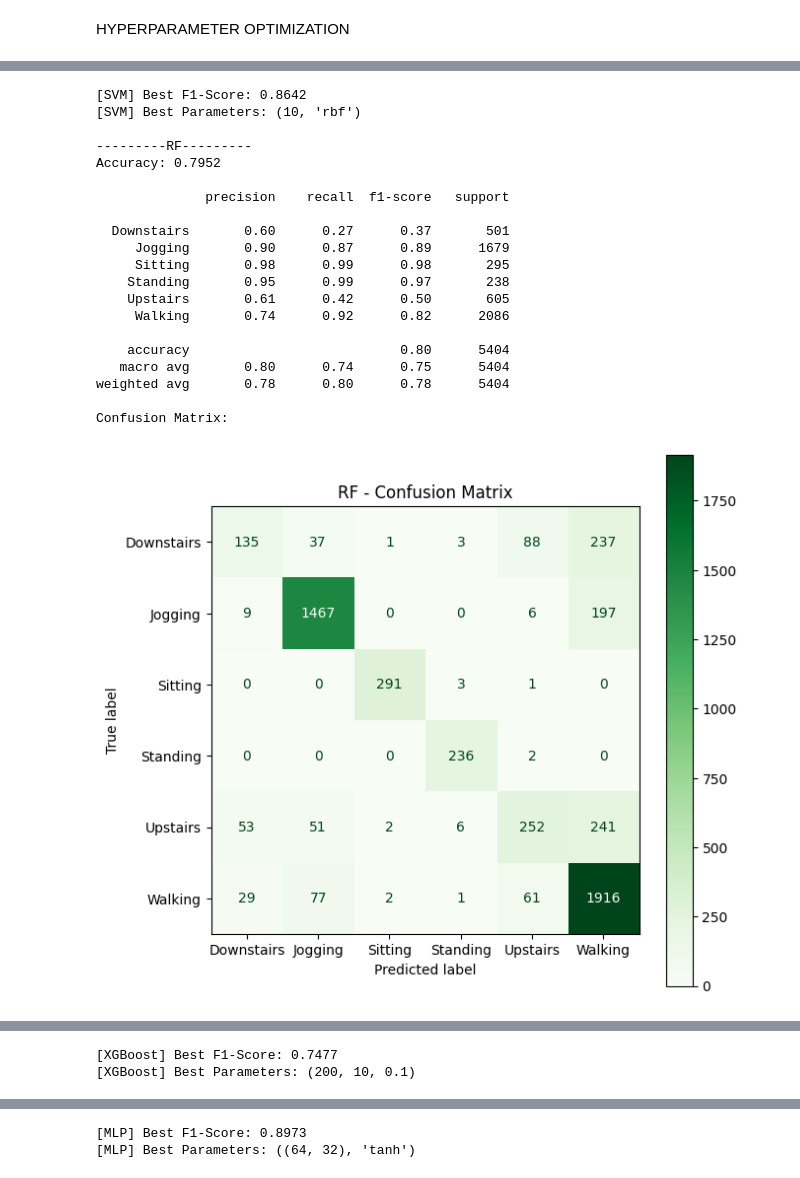
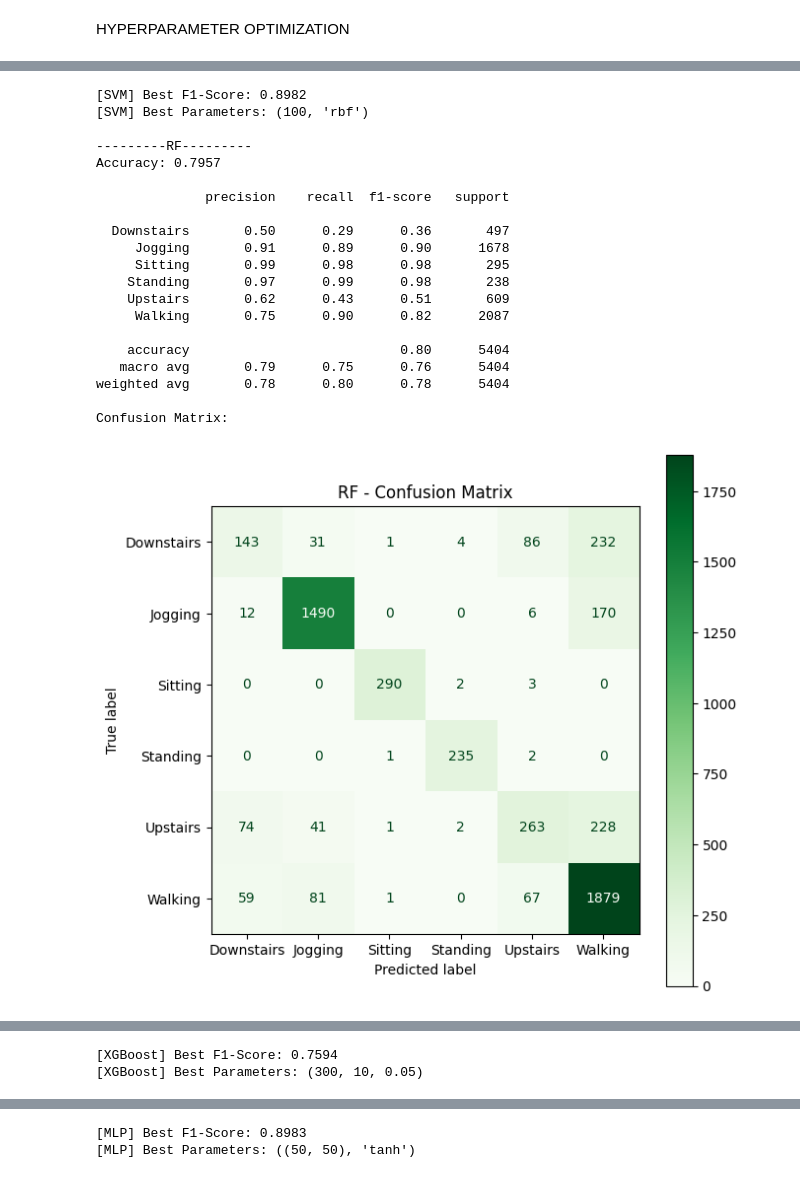
Before and after one commit to aylinShn0/Human-Activity-Recognition-with-Smart-Devices, a Jupyter notebook: WISDM_YONTEM1.ipynb, the cells around one changed output, grey strips where cells are left out. Drawn from its saved outputs; the diff is of its cells as text; code cells hidden in the pictures.

```diff
--- a/WISDM_YONTEM1.ipynb
+++ b/WISDM_YONTEM1.ipynb
@@ -54,7 +54,7 @@ for user in work_data['user'].unique():
             window_end = window_start + window_size
 
             segment = data_for_segmentation[window_start : window_end]
-            label = stats.mode(labels_for_segmentation[window_start : window_end], keepdims=True).mode[0]
+            label = act_code
 
             segments.append(segment)
             labels.append(label)
@@ -399,8 +399,8 @@ def SVM_optimization(x_train, y_train, x_test, y_test):
     best_parameters = None
     best_model = None
 
-    for C in [0.1, 1, 10]:
-        for kernel in ['linear', 'rbf']:
+    for C in [0.1, 1, 10,100]: #hata
+        for kernel in ['linear', 'rbf', 'sigmoid']: #yuksek boyut
             model = SVC(C=C, kernel=kernel , random_state=17)
             model.fit(x_train, y_train)
             y_pred = model.predict(x_test)
@@ -444,9 +444,9 @@ def RF_optimization(x_train, y_train, x_test, y_test):
     best_parameters = None
     best_model = None
 
-    for n_estimators in [100, 200]:
-        for max_depth in [None, 10, 20]:
-            for min_samples_split in [2, 5]:
+    for n_estimators in [100, 200, 300]:
+        for max_depth in [None, 10, 20, 30]:
+            for min_samples_split in [2, 5, 10]:
                 model = RandomForestClassifier(n_estimators=n_estimators, max_depth=max_depth, min_samples_split=min_samples_split, random_state=17)
                 model.fit(x_train, y_train)
                 y_pred = model.predict(x_test)
@@ -535,9 +535,9 @@ def XGBoost_optimization(x_train, y_train, x_test, y_test):
     best_parameters = None
     best_model = None
 
-    for n_estimators in [100, 200]:
+    for n_estimators in [100, 200, 300]:
         for max_depth in [3, 6, 10]:
-            for learning_rate in [0.1, 0.3]:
+            for learning_rate in [ 0.05, 0.1, 0.3]:
                 model = XGBClassifier(n_estimators=n_estimators, max_depth=max_depth, learning_rate=learning_rate, verbosity=0, use_label_encoder=False, random_state=17)
                 model.fit(x_train, y_train)
                 y_pred = model.predict(x_test)
@@ -583,18 +583,18 @@ def MLP_optimization(x_train, y_train, x_test, y_test):
     best_parameters = None
     best_model = None
 
-    for hl in [(50,), (100,), (64, 32)]:
-        for activation in ['relu', 'tanh']:
-            model = MLPClassifier(hidden_layer_sizes=hl, activation=activation, max_iter=300, random_state=17)
-            model.fit(x_train, y_train)
-            y_pred = model.predict(x_test)
+    for hls in [(50,), (100,), (50, 50), (64, 32)]:
+        for activation in ['relu', 'tanh', 'logistic']:
+                model = MLPClassifier(hidden_layer_sizes=hls, activation=activation, max_iter=300, random_state=17)
+                model.fit(x_train, y_train)
+                y_pred = model.predict(x_test)
 
-            f1 = f1_score(y_test, y_pred, average='macro')
+                f1 = f1_score(y_test, y_pred, average='macro')
 
-            if f1 > best_f1:
-                best_f1 = f1
-                best_parameters = (hl, activation)
-                best_model = model
+                if f1 > best_f1:
+                    best_f1 = f1
+                    best_parameters = (hls, activation)
+                    best_model = model
 
     print("---------MLP---------")
     best_y_pred = best_model.predict(x_test)
@@ -651,21 +651,21 @@ Confusion Matrix:
-[SVM] Best F1-Score: 0.8642
-[SVM] Best Parameters: (10, 'rbf')
+[SVM] Best F1-Score: 0.8982
+[SVM] Best Parameters: (100, 'rbf')
 
 ---------RF---------
-Accuracy: 0.7952
+Accuracy: 0.7957
 
               precision    recall  f1-score   support
 
-  Downstairs       0.60      0.27      0.37       501
-     Jogging       0.90      0.87      0.89      1679
-     Sitting       0.98      0.99      0.98       295
-    Standing       0.95      0.99      0.97       238
-    Upstairs       0.61      0.42      0.50       605
-     Walking       0.74      0.92      0.82      2086
+  Downstairs       0.50      0.29      0.36       497
+     Jogging       0.91      0.89      0.90      1678
+     Sitting       0.99      0.98      0.98       295
+    Standing       0.97      0.99      0.98       238
+    Upstairs       0.62      0.43      0.51       609
+     Walking       0.75      0.90      0.82      2087
 
     accuracy                           0.80      5404
-   macro avg       0.80      0.74      0.75      5404
+   macro avg       0.79      0.75      0.76      5404
 weighted avg       0.78      0.80      0.78      5404
 
 Confusion Matrix:
-[figure, old version]
+[figure, new version]
@@ -711,6 +711,6 @@ weighted avg       0.77      0.78      0.77      5404
 
 Confusion Matrix:
 [figure]
-[XGBoost] Best F1-Score: 0.7477
-[XGBoost] Best Parameters: (200, 10, 0.1)
+[XGBoost] Best F1-Score: 0.7594
+[XGBoost] Best Parameters: (300, 10, 0.05)
 ---------MLP---------
@@ -734,2 +734,2 @@ Confusion Matrix:
-[MLP] Best F1-Score: 0.8973
-[MLP] Best Parameters: ((64, 32), 'tanh')
+[MLP] Best F1-Score: 0.8983
+[MLP] Best Parameters: ((50, 50), 'tanh')
```
Also changed, not shown: parts of 3 cells of this notebook, 2 other files.
